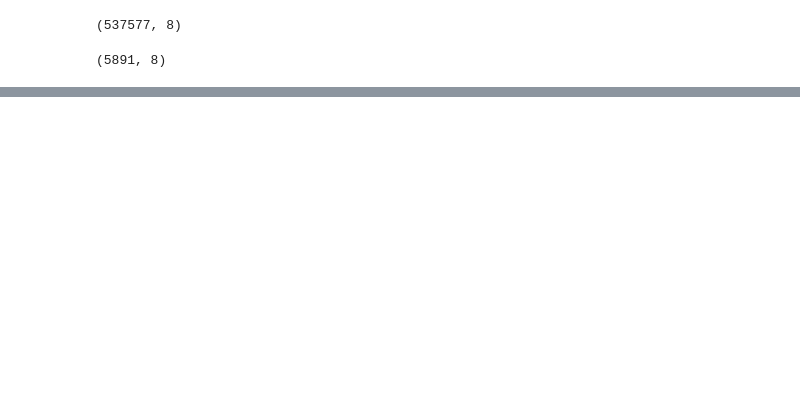
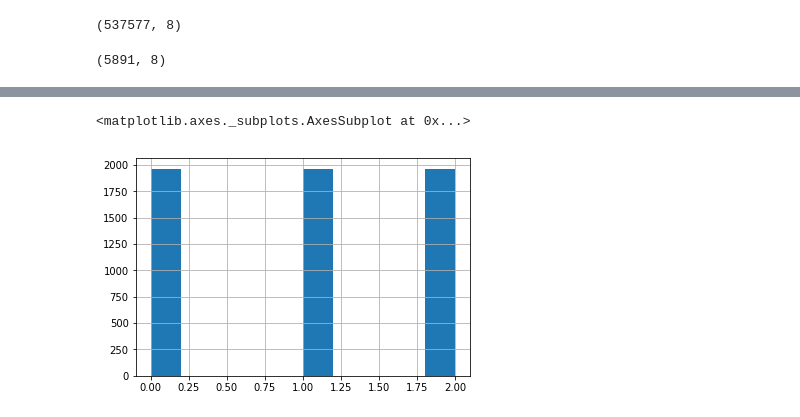
Before and after one commit to baaraban/responsible_DS_project, a Jupyter notebook: preprocessing/black_friday_pre.ipynb, the cells around one changed output, grey strips where cells are left out. Drawn from its saved outputs; the diff is of its cells as text; code cells hidden in the pictures; blank space fills up the shorter version.

```diff
--- a/preprocessing/black_friday_pre.ipynb
+++ b/preprocessing/black_friday_pre.ipynb
@@ -67,3 +67,8 @@ dataset['Purchase_x'] = pd.cut(dataset['Purchase_x'], 10, labels=numeric_labels)
+# %%
+dataset['Purchase_x'].hist()
+# %% [output]
+<matplotlib.axes._subplots.AxesSubplot at 0x...>
+[figure, added]
 # %%
 dataset.head()
 # %% [output]
```
Also changed, not shown: parts of 4 cells of this notebook, 8 other files.
